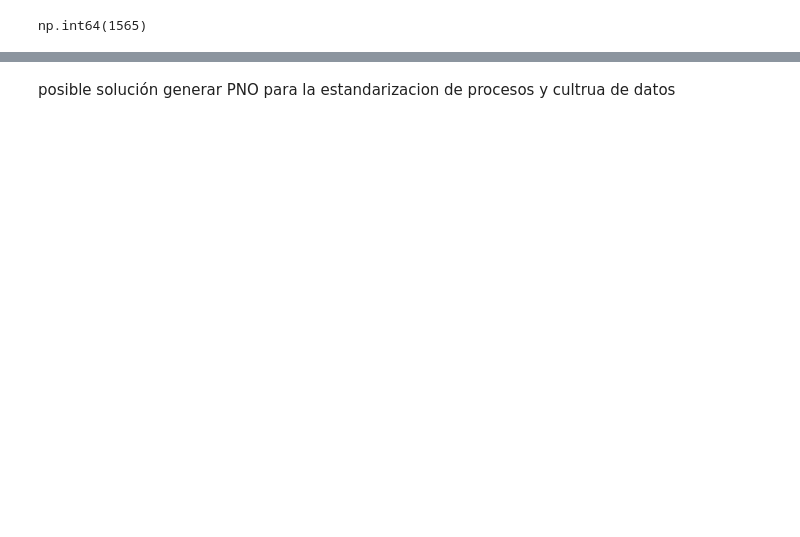
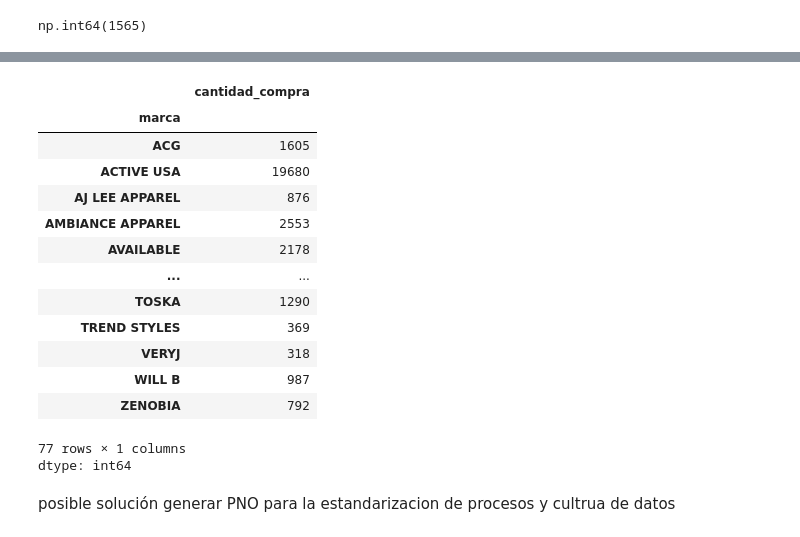
Before and after one commit to Adrian-estrada-chavez/clothing-sales-roi-analysis, a Jupyter notebook: notebooks/Clothing_sales_roi_analysis.ipynb, the cells around one changed output, grey strips where cells are left out. Cells and saved outputs as stored; diff of their text form; code cells hidden in the pictures; blank space fills up the shorter version.

```diff
--- a/notebooks/Clothing_sales_roi_analysis.ipynb
+++ b/notebooks/Clothing_sales_roi_analysis.ipynb
@@ -849,3 +937,21 @@ dtype: float64
+# %%
+cantidad_compra_marca
+# %% [output]
+|  | cantidad_compra |
+| marca |  |
+| ACG | 1605 |
+| ACTIVE USA | 19680 |
+| AJ LEE APPAREL | 876 |
+| AMBIANCE APPAREL | 2553 |
+| AVAILABLE | 2178 |
+| ... | ... |
+| TOSKA | 1290 |
+| TREND STYLES | 369 |
+| VERYJ | 318 |
+| WILL B | 987 |
+| ZENOBIA | 792 |
+77 rows × 1 columns
+dtype: int64
 # %% [markdown]
 posible solución generar PNO para la estandarizacion de procesos
 y cultrua de datos
```
Also changed, not shown: parts of 18 cells of this notebook.
